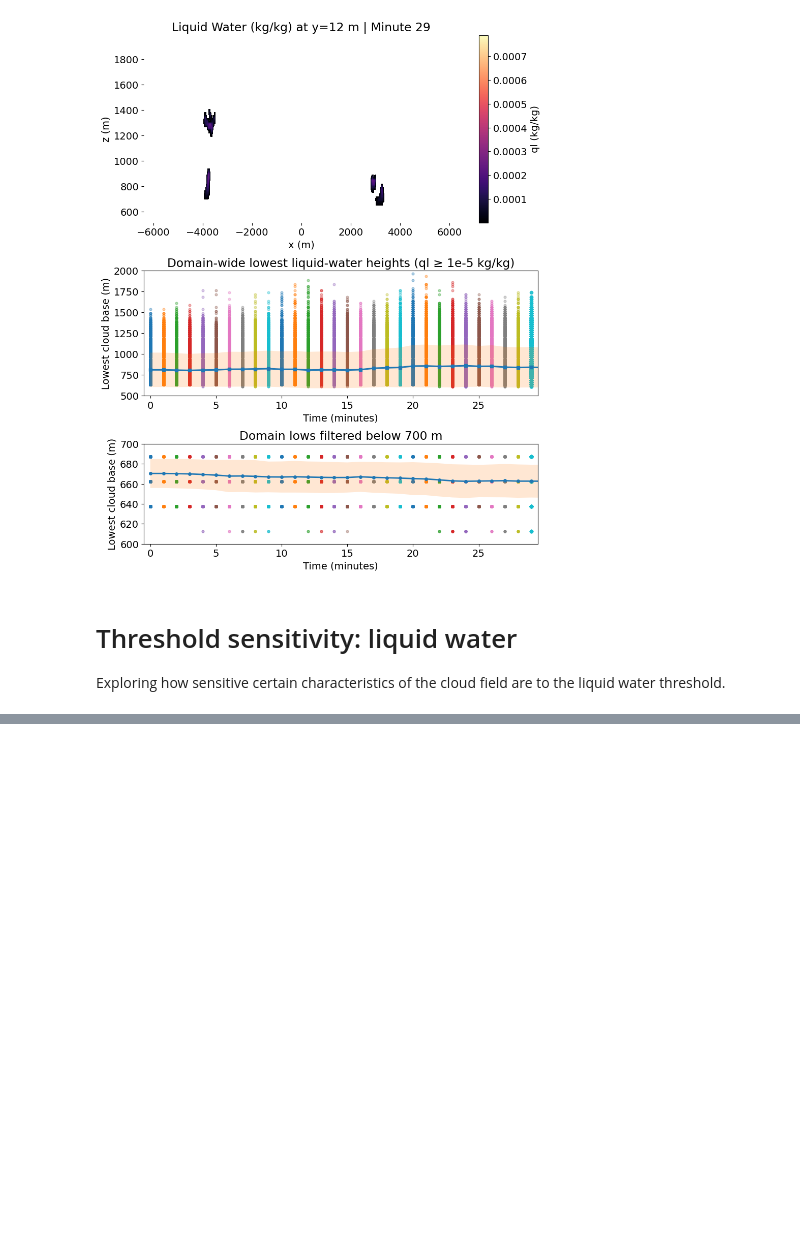
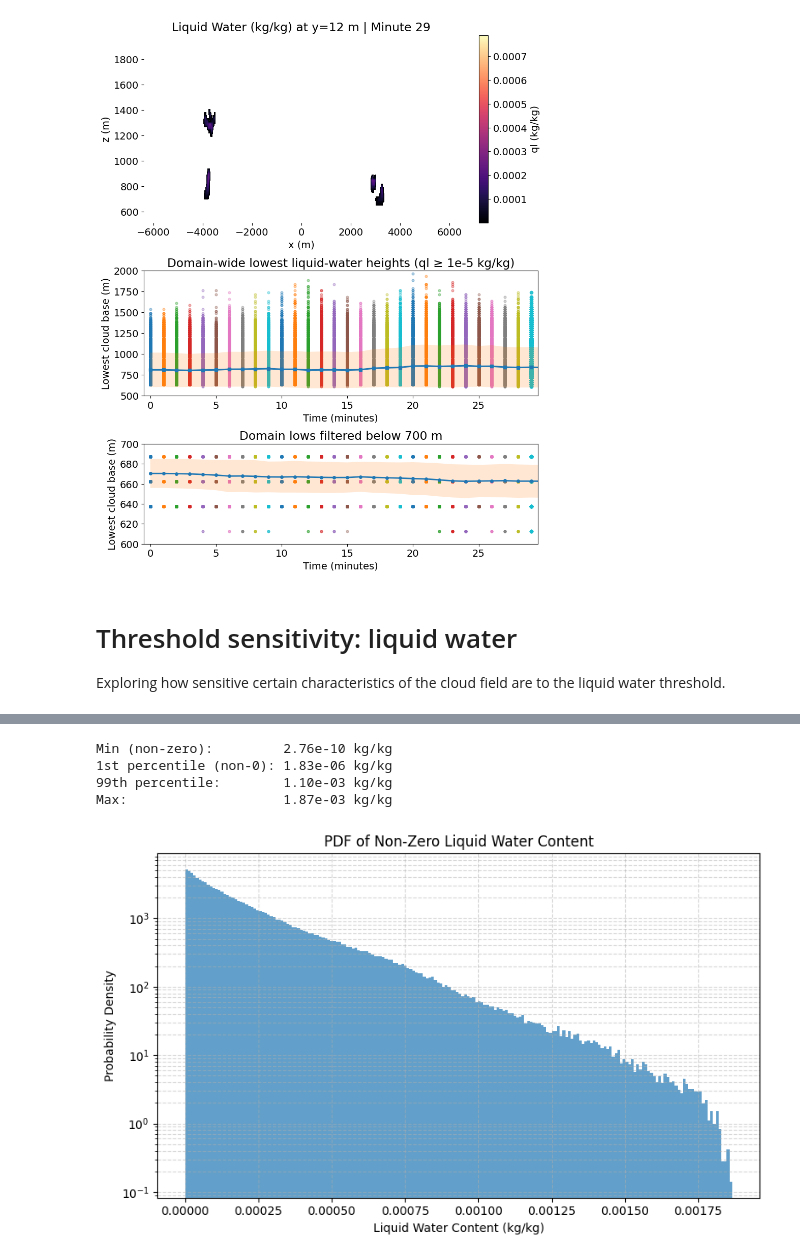
Before and after one commit to jurezgubic/CloudTracking, a Jupyter notebook: analysis/input_field_statistics.ipynb, the cells around one changed output, grey strips where cells are left out. Cells and saved outputs as stored; diff of their text form; code cells hidden in the pictures; blank space fills up the shorter version.

```diff
--- a/analysis/input_field_statistics.ipynb
+++ b/analysis/input_field_statistics.ipynb
@@ -1292,0 +1448,54 @@ Average cloud counts by threshold:
+# %%
+import numpy as np
+import matplotlib.pyplot as plt
+from netCDF4 import Dataset
+
+# --- Load all LWC data into one big array, excluding zeros ---
+def load_nonzero_lwc(file_path, filename, timesteps):
+    all_vals = []
+    with Dataset(f"{file_path}{filename}", 'r') as ds:
+        for t in timesteps:
+            lw = ds.variables['l'][t, ...].ravel()
+            # keep only positive values
+            all_vals.append(lw[lw > 0])
+    return np.concatenate(all_vals)
+
+# Configuration
+# base_path = '/Users/jure/PhD/coding/RICO_1hr/'
+# l_file    = 'rico.l.nc'
+
+base_path = '/Users/jure/Downloads/rico_data'
+l_file    = 'rico_4min.l.nc'
+
+timesteps = [0,1,2]   # adjust as needed
+
+# Load & flatten non-zero points
+all_lwc_nz = load_nonzero_lwc(base_path, l_file, timesteps)
+
+# --- Compute summary stats on non-zero data ---
+min_val    = np.min(all_lwc_nz)
+max_val    = np.max(all_lwc_nz)
+pct1_low   = np.percentile(all_lwc_nz, 1)
+pct99_high = np.percentile(all_lwc_nz, 99)
+
+print(f"Min (non-zero):         {min_val:.2e} kg/kg")
+print(f"1st percentile (non-0): {pct1_low:.2e} kg/kg")
+print(f"99th percentile:        {pct99_high:.2e} kg/kg")
+print(f"Max:                    {max_val:.2e} kg/kg")
+
+# --- Plot PDF-like histogram of non-zero LWC ---
+plt.figure(figsize=(8,5))
+plt.hist(all_lwc_nz, bins=200, density=True, alpha=0.7)
+plt.yscale('log')  # optional: show tail structure
+plt.xlabel('Liquid Water Content (kg/kg)')
+plt.ylabel('Probability Density')
+plt.title('PDF of Non-Zero Liquid Water Content')
+plt.grid(True, which='both', linestyle='--', alpha=0.5)
+plt.tight_layout()
+plt.show()
+# %% [output]
+Min (non-zero):         2.76e-10 kg/kg
+1st percentile (non-0): 1.83e-06 kg/kg
+99th percentile:        1.10e-03 kg/kg
+Max:                    1.87e-03 kg/kg
+[figure, added]
```
Also changed, not shown: parts of 2 cells of this notebook.
